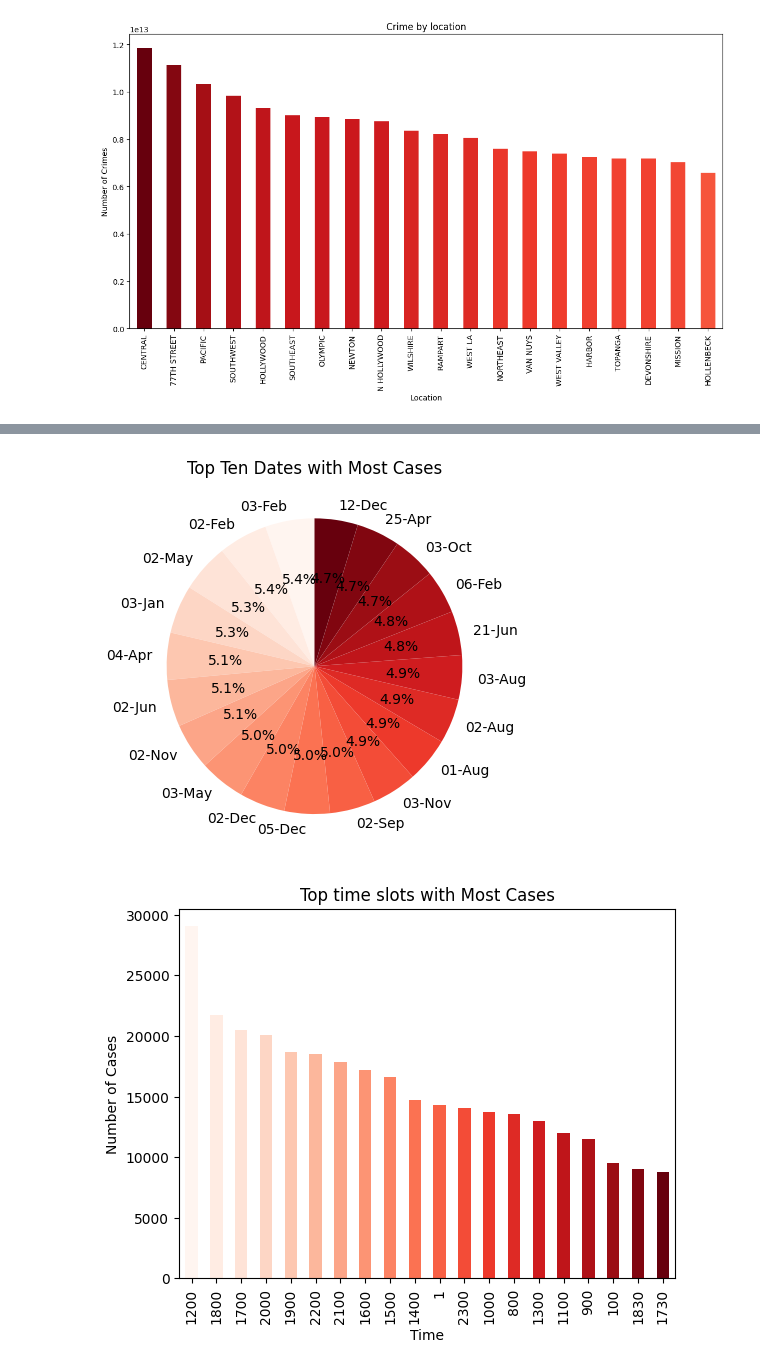
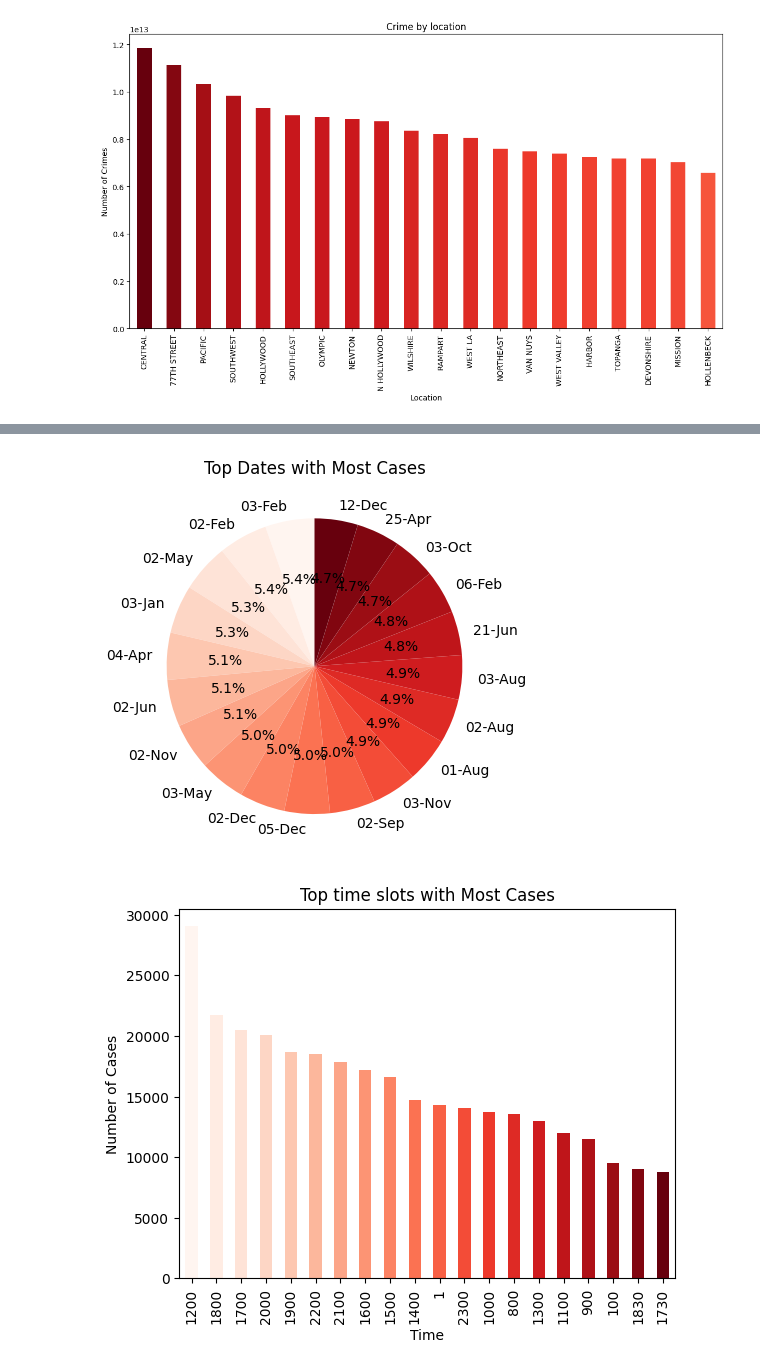
Before and after one commit to SushaanthSrinivasan/LA-Crime-Analysis-225A, a Jupyter notebook: visualization_and_analysis.ipynb, the cells around one changed output, grey strips where cells are left out. Saved outputs shown, nothing was run; the diff lists cells and outputs as text; code cells hidden in the pictures.

```diff
--- a/visualization_and_analysis.ipynb
+++ b/visualization_and_analysis.ipynb
@@ -167,16 +167,16 @@ plt.show()
 # %%
 # plotting top 10 dates with the most cases
 
 df['Date Rptd'] = pd.to_datetime(df['Date Rptd'])
 daily_counts = df['Date Rptd'].value_counts().sort_values(ascending=False)
 top_ten_dates = daily_counts.nlargest(20)
 day_month_labels = top_ten_dates.index.strftime('%d-%b')
 
 plt.pie(top_ten_dates, labels=day_month_labels, autopct='%1.1f%%', startangle=90, colors=[colormap(i) for i in range(len(top_ten_locations))])
-plt.title('Top Ten Dates with Most Cases')
+plt.title('Top Dates with Most Cases')
 plt.show()
 # %% [output]
-[figure, old version]
+[figure, new version]
 # %%
 # plotting the time slots with most number of cases
 
```
Also changed, not shown: parts of 2 cells of this notebook.
